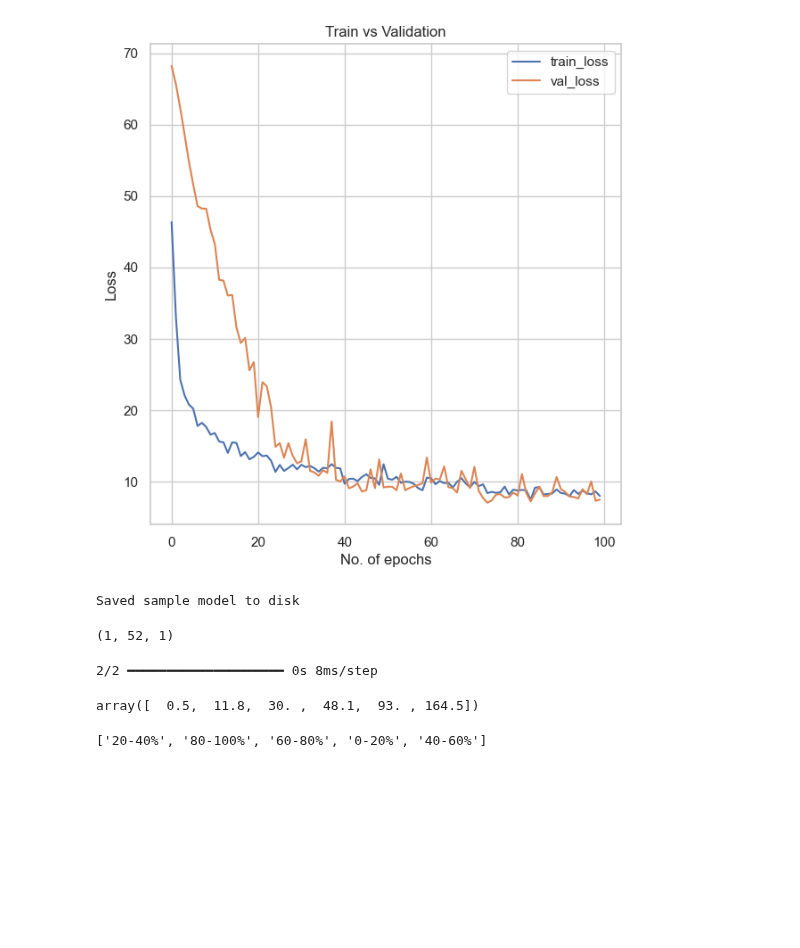
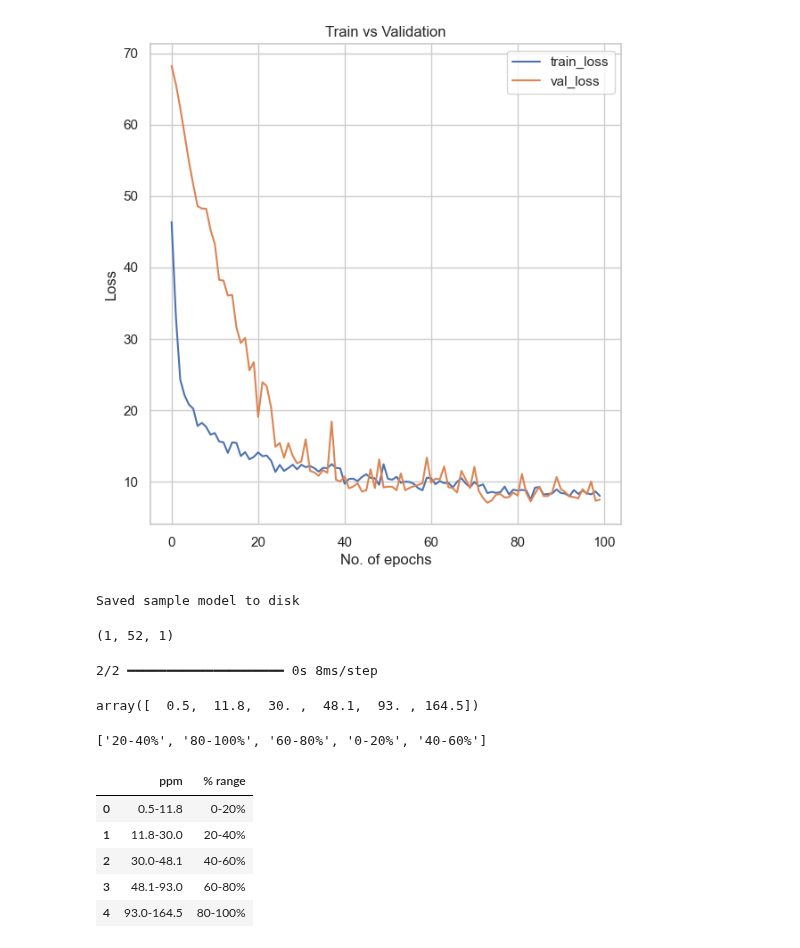
Before and after one commit to Ashish-Sasna/CMT-GSC-AI, a Jupyter notebook: Kodangal-Concentration prediction_DL-copper.ipynb, the cells around one changed output. Drawn from its saved outputs; the diff is of its cells as text; code cells hidden in the pictures; blank space fills up the shorter version.

```diff
--- a/Kodangal-Concentration prediction_DL-copper.ipynb
+++ b/Kodangal-Concentration prediction_DL-copper.ipynb
@@ -508,3 +508,24 @@ catg = list(set(pred_catg))
 catg
 # %% [output]
 ['20-40%', '80-100%', '60-80%', '0-20%', '40-60%']
+# %%
+def extract_lower_bound(range_str):
+    # Extract the first number using regular expressions
+    return int(re.findall(r'\d+', range_str)[0])
+
+catg = sorted(catg, key=extract_lower_bound)
+
+bins_range = [f"{bins[i]}-{bins[i+1]}" for i in range(len(bins)-1)]
+
+ppm_conc_cu = pd.DataFrame({
+    'ppm' : bins_range,
+    '% range' : catg
+})
+ppm_conc_cu
+# %% [output]
+|  | ppm | % range |
+| 0 | 0.5-11.8 | 0-20% |
+| 1 | 11.8-30.0 | 20-40% |
+| 2 | 30.0-48.1 | 40-60% |
+| 3 | 48.1-93.0 | 60-80% |
+| 4 | 93.0-164.5 | 80-100% |
```
